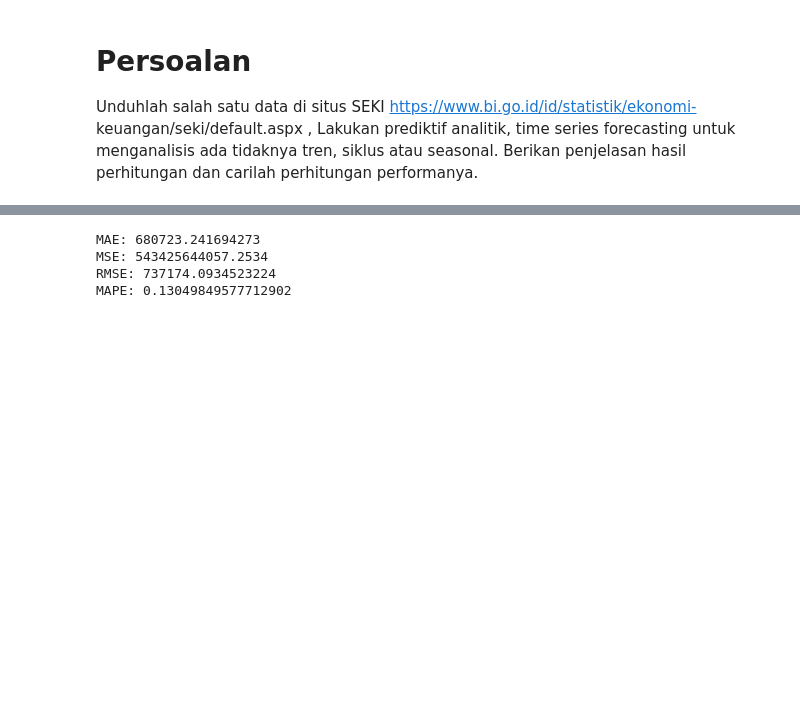
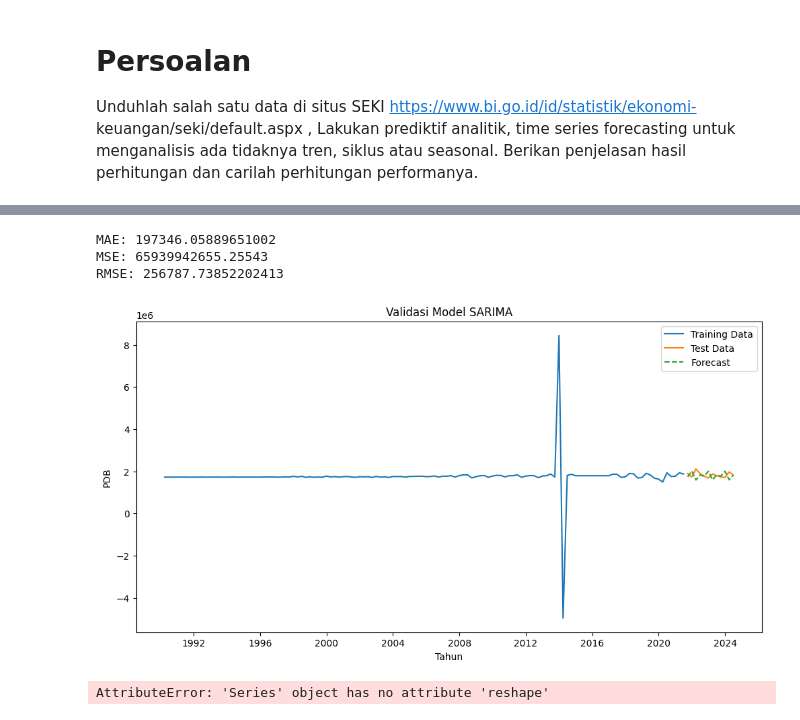
Before and after one commit to mbudis23/big-data-final-exam, a Jupyter notebook: notebooks/problem_1_2.ipynb, the cells around one changed output, grey strips where cells are left out. Saved outputs shown, nothing was run; the diff lists cells and outputs as text; code cells hidden in the pictures; blank space fills up the shorter version.

```diff
--- a/notebooks/problem_1_2.ipynb
+++ b/notebooks/problem_1_2.ipynb
@@ -40,5 +39,9 @@ plt.show()
+# %%
+# 3. Split Data untuk Training dan Testing
+train = data_for_model.iloc[:-12]
+test = data_for_model.iloc[-12:]
 # %%
-# Melatih SARIMA pada data dengan interpolasi sementara
-model = SARIMAX(df_interpolated['PDB'], order=(1, 1, 1), seasonal_order=(1, 1, 1, 4))
+# 4. Training Model SARIMA
+model = SARIMAX(train, order=(1, 1, 1), seasonal_order=(1, 1, 1, 4))
 sarima_model = model.fit()
 # %% [output]
@@ -123,16 +66,56 @@ CONVERGENCE: REL_REDUCTION_OF_F_<=_FACTR*EPSMCH
-# %%
-# Evaluasi performa model
-mae = mean_absolute_error(test['PDB'], forecast)
-mse = mean_squared_error(test['PDB'], forecast)
-rmse = np.sqrt(mse)
-mape = mean_absolute_percentage_error(test['PDB'], forecast)
-
-print(f"MAE: {mae}")
-print(f"MSE: {mse}")
-print(f"RMSE: {rmse}")
-print(f"MAPE: {mape}")
-# %% [output]
-MAE: 680723.241694273
-MSE: 543425644057.2534
-RMSE: 737174.0934523224
-MAPE: 0.13049849577712902
+# %%
+# 5. Validation
+forecast = sarima_model.forecast(steps=len(test))
+forecast_array = np.array(forecast).reshape(-1, 1)  # Konversi ke array dan reshape
+forecast_original = scaler.inverse_transform(forecast_array).flatten()
+
+test_array = np.array(test).reshape(-1, 1)  # Konversi data uji ke array
+test_original = scaler.inverse_transform(test_array).flatten()
+
+mae = mean_absolute_error(test_original, forecast_original)
+mse = mean_squared_error(test_original, forecast_original)
+rmse = np.sqrt(mse)
+
+print(f"MAE: {mae}")
+print(f"MSE: {mse}")
+print(f"RMSE: {rmse}")
+
+# Plot hasil validasi
+plt.figure(figsize=(12, 6))
+plt.plot(train.index, scaler.inverse_transform(train.values.reshape(-1, 1)), label="Training Data")
+plt.plot(test.index, test_original, label="Test Data")
+plt.plot(test.index, forecast_original, label="Forecast", linestyle='--')
+plt.title("Validasi Model SARIMA")
+plt.xlabel("Tahun")
+plt.ylabel("PDB")
+plt.legend()
+plt.show()
+# %% [output]
+MAE: 197346.05889651002
+MSE: 65939942655.25543
+RMSE: 256787.73852202413
+[figure, added]
+# %%
+# 6. Projection
+future_steps = 24  # Proyeksi 24 kuartal ke depan (6 tahun)
+forecast_future = sarima_model.forecast(steps=future_steps)
+forecast_future_original = scaler.inverse_transform(forecast_future.reshape(-1, 1)).flatten()
+
+future_dates = pd.date_range(start=test.index[-1], periods=future_steps + 1, freq='Q')[1:]
+projection_df = pd.DataFrame({"Quarter": future_dates, "Forecasted_PDB": forecast_future_original})
+
+# Plot hasil proyeksi
+plt.figure(figsize=(12, 6))
+plt.plot(df.index, df['PDB'], label="Data Aktual")
+plt.plot(projection_df['Quarter'], projection_df['Forecasted_PDB'], label="Proyeksi", linestyle='--')
+plt.title("Proyeksi PDB Masa Depan")
+plt.xlabel("Tahun")
+plt.ylabel("PDB")
+plt.legend()
+plt.show()
+
+# Menampilkan Proyeksi
+print("Proyeksi PDB Masa Depan:")
+print(projection_df)
+# %% [output]
+AttributeError: 'Series' object has no attribute 'reshape'
```
Also changed, not shown: parts of 11 cells of this notebook.
